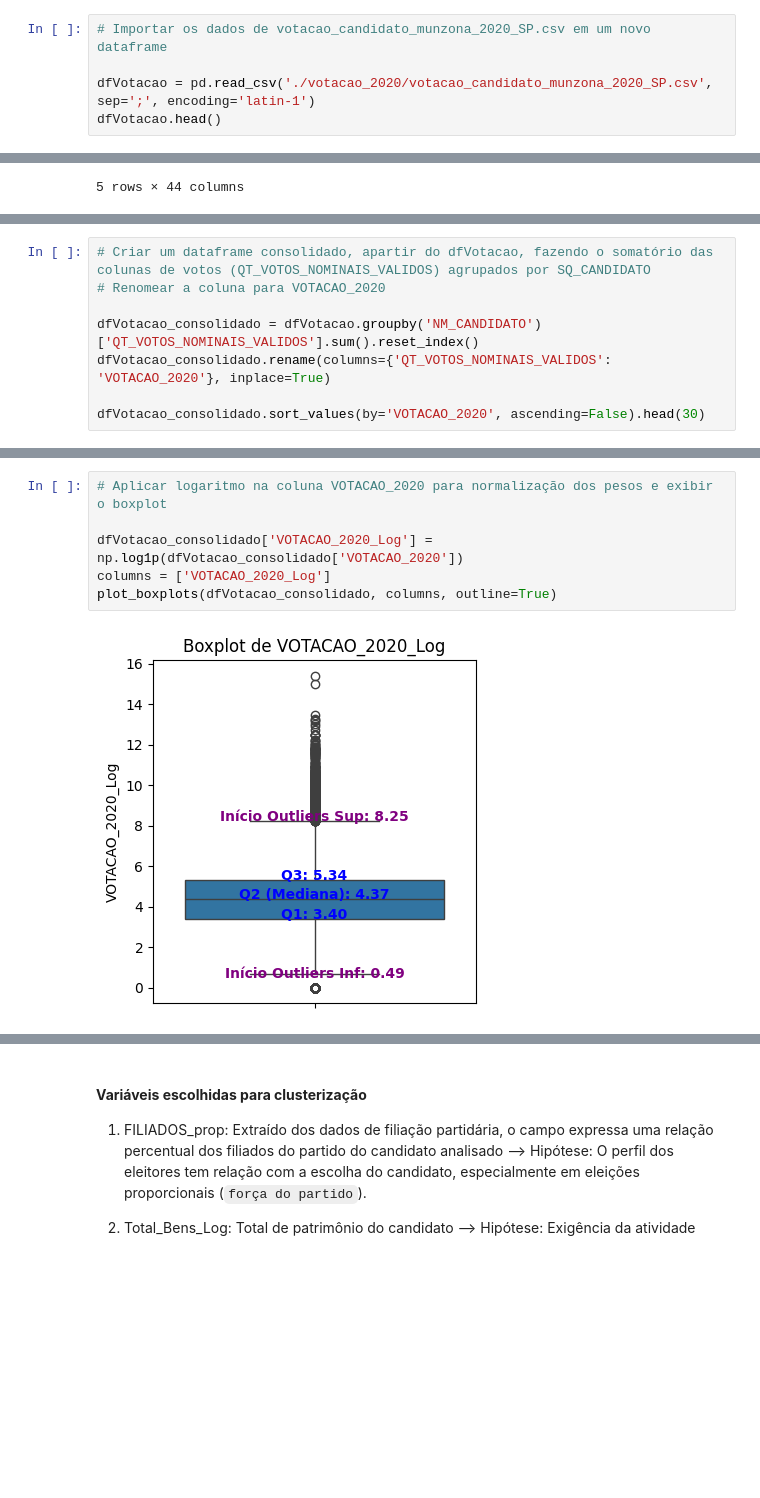
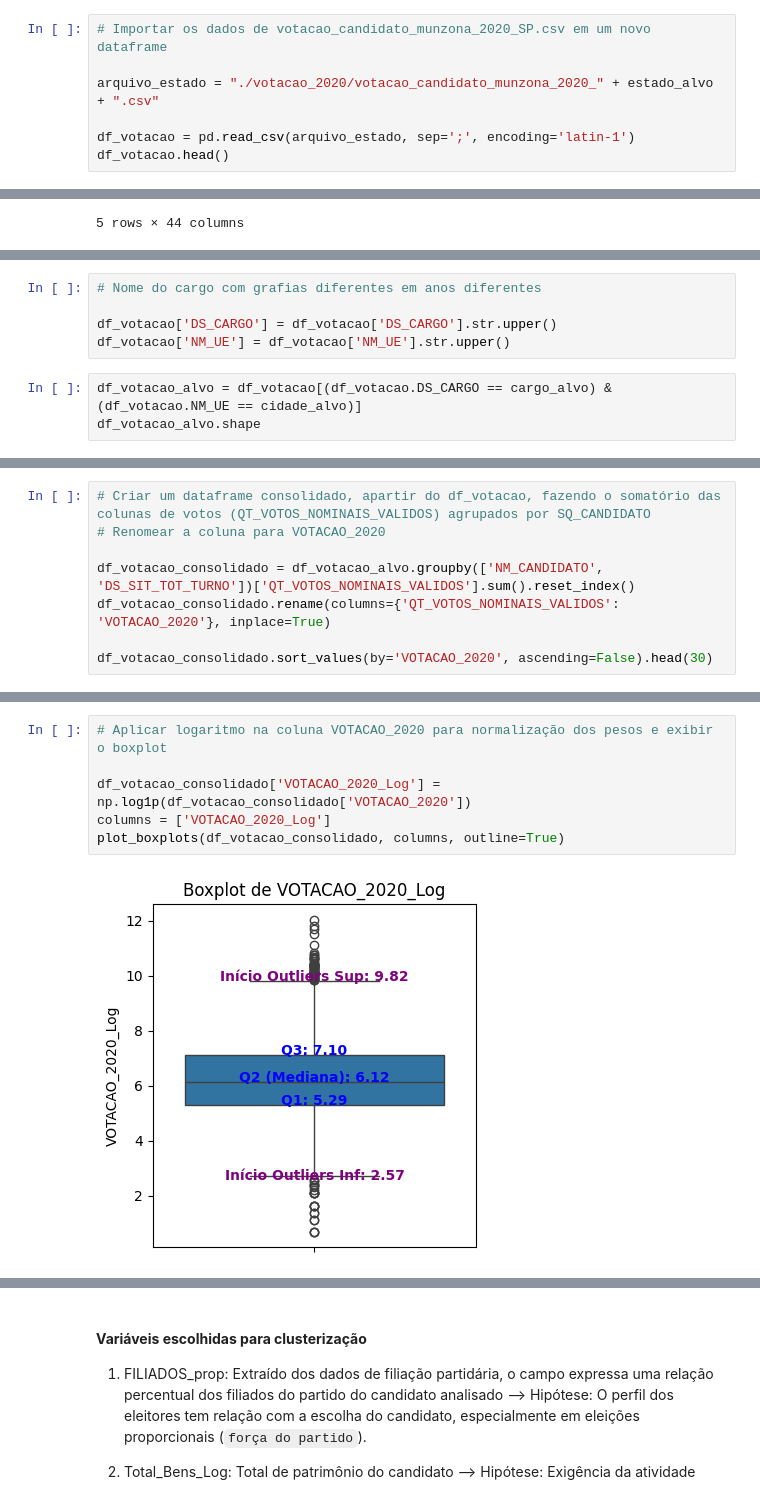
Before and after one commit to wevertonrs/vereadores_sp, a Jupyter notebook: Vereadores_Grupo_1_SP.ipynb, the cells around one changed output, grey strips where cells are left out. Saved outputs shown, nothing was run; the diff lists cells and outputs as text; blank space fills up the shorter version.

```diff
--- a/Vereadores_Grupo_1_SP.ipynb
+++ b/Vereadores_Grupo_1_SP.ipynb
@@ -1031,8 +1113,10 @@ Index(['DT_GERACAO', 'HH_GERACAO', 'ANO_ELEICAO', 'CD_TIPO_ELEICAO',
 # %%
 # Importar os dados de votacao_candidato_munzona_2020_SP.csv em um novo dataframe
 
-dfVotacao = pd.read_csv('./votacao_2020/votacao_candidato_munzona_2020_SP.csv', sep=';', encoding='latin-1')
-dfVotacao.head()
+arquivo_estado = "./votacao_2020/votacao_candidato_munzona_2020_" + estado_alvo + ".csv"
+
+df_votacao = pd.read_csv(arquivo_estado, sep=';', encoding='latin-1')
+df_votacao.head()
 # %% [output]
 |  | DT_GERACAO | HH_GERACAO | ANO_ELEICAO | CD_TIPO_ELEICAO | NM_TIPO_ELEICAO | NR_TURNO | CD_ELEICAO | ... |
 | 0 | 25/07/2024 | 01:35:34 | 2020 | 2 | Eleição Ordinária | 1 | 426 | ... |
@@ -1060,0 +1149,8 @@ Index(['DT_GERACAO', 'HH_GERACAO', 'ANO_ELEICAO', 'CD_TIPO_ELEICAO',
+# %%
+# Nome do cargo com grafias diferentes em anos diferentes
+
+df_votacao['DS_CARGO'] = df_votacao['DS_CARGO'].str.upper()
+df_votacao['NM_UE'] = df_votacao['NM_UE'].str.upper()
+# %%
+df_votacao_alvo = df_votacao[(df_votacao.DS_CARGO == cargo_alvo) & (df_votacao.NM_UE == cidade_alvo)]
+df_votacao_alvo.shape
@@ -1061,9 +1159,9 @@ Index(['DT_GERACAO', 'HH_GERACAO', 'ANO_ELEICAO', 'CD_TIPO_ELEICAO',
 # %%
-# Criar um dataframe consolidado, apartir do dfVotacao, fazendo o somatório das colunas de votos (QT_VOTOS_NOMINAIS_VALIDOS) agrupados por SQ_CANDIDATO
+# Criar um dataframe consolidado, apartir do df_votacao, fazendo o somatório das colunas de votos (QT_VOTOS_NOMINAIS_VALIDOS) agrupados por SQ_CANDIDATO
 # Renomear a coluna para VOTACAO_2020
 
-dfVotacao_consolidado = dfVotacao.groupby('NM_CANDIDATO')['QT_VOTOS_NOMINAIS_VALIDOS'].sum().reset_index()
-dfVotacao_consolidado.rename(columns={'QT_VOTOS_NOMINAIS_VALIDOS': 'VOTACAO_2020'}, inplace=True)
+df_votacao_consolidado = df_votacao_alvo.groupby(['NM_CANDIDATO', 'DS_SIT_TOT_TURNO'])['QT_VOTOS_NOMINAIS_VALIDOS'].sum().reset_index()
+df_votacao_consolidado.rename(columns={'QT_VOTOS_NOMINAIS_VALIDOS': 'VOTACAO_2020'}, inplace=True)
 
-dfVotacao_consolidado.sort_values(by='VOTACAO_2020', ascending=False).head(30)
+df_votacao_consolidado.sort_values(by='VOTACAO_2020', ascending=False).head(30)
 # %% [output]
@@ -1102,9 +1201,9 @@ plot_boxplots(dfVotacao_consolidado, columns, outline=True)
 # %%
 # Aplicar logaritmo na coluna VOTACAO_2020 para normalização dos pesos e exibir o boxplot
 
-dfVotacao_consolidado['VOTACAO_2020_Log'] = np.log1p(dfVotacao_consolidado['VOTACAO_2020'])
+df_votacao_consolidado['VOTACAO_2020_Log'] = np.log1p(df_votacao_consolidado['VOTACAO_2020'])
 columns = ['VOTACAO_2020_Log']
-plot_boxplots(dfVotacao_consolidado, columns, outline=True)
+plot_boxplots(df_votacao_consolidado, columns, outline=True)
 # %% [output]
-[figure, old version]
+[figure, new version]
 # %%
```
Also changed, not shown: parts of 183 cells of this notebook.
